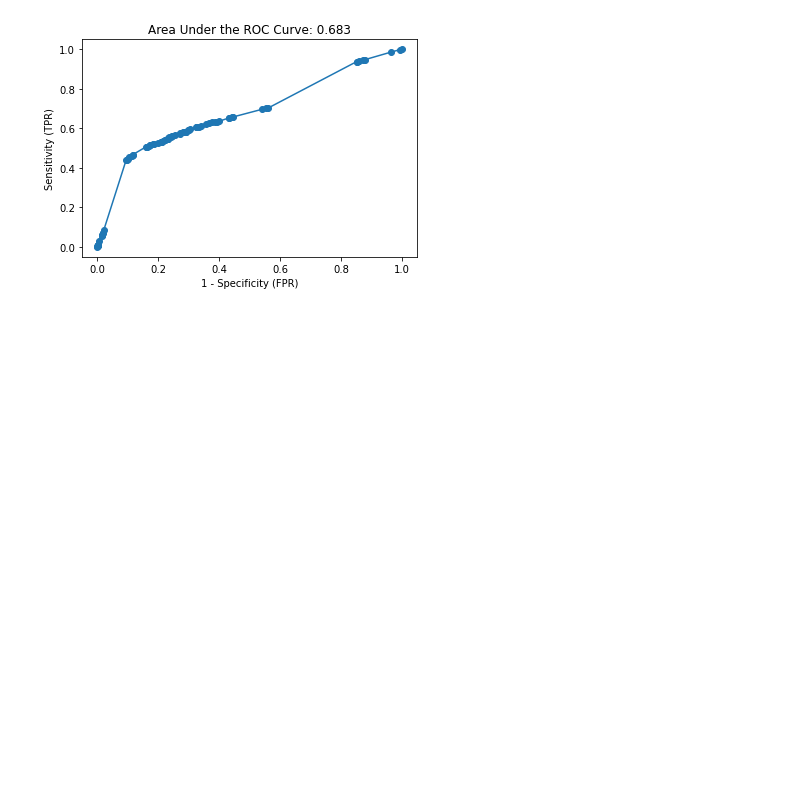
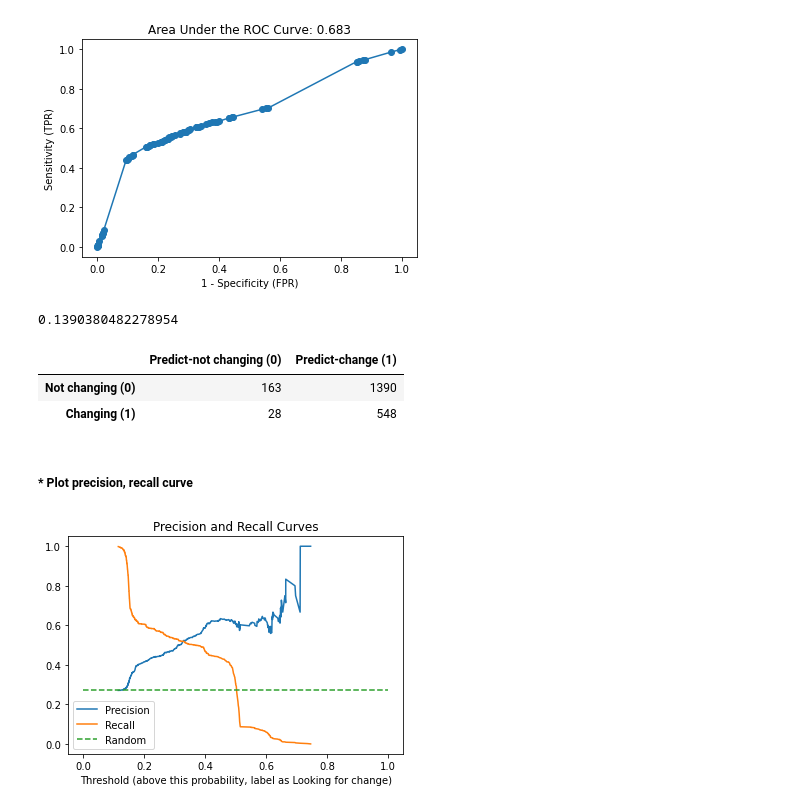
Before and after one commit to katiehuang1221/HR-Analytics-Predict-Who-Will-Leave-The-Job, a Jupyter notebook: notebook/02_EDA.ipynb, the cells around one changed output. Saved outputs shown, nothing was run; the diff lists cells and outputs as text; code cells hidden in the pictures; blank space fills up the shorter version.

Commit message:
Explore threshold values and scores.

```diff
--- a/notebook/02_EDA.ipynb
+++ b/notebook/02_EDA.ipynb
@@ -126,5 +148,6 @@ y_train = df_train['target']
 lm_2 = LogisticRegression()
 lm_2.fit(X_train, y_train)
 X_test = scaler.transform(df_test[features])
+y_test = df_test['target']
 preds = lm_2.predict(X_test)
 # %%
@@ -141,3 +205,40 @@ pd.DataFrame(confusion_matrix(df_test['target'], preds),\
 plot_roc(df_test['target'], lm_2.predict_proba(X_test)[:, 1])
 # %% [output]
 [figure]
+# %%
+# Want high recall (lower threshold)
+# in order to catch everyone who's looking for a change
+mask = tpr > 0.95
+thresholds[mask].max()
+# %% [output]
+0.1390380482278954
+# %%
+preds_low_th = (lm_2.predict_proba(X_test)[:, 1] >= 0.139)
+
+# Threshold = 0.146
+pd.DataFrame(confusion_matrix(df_test['target'], preds_low_th),\
+             columns=['Predict-not changing (0)','Predict-change (1)'],\
+            index=['Not changing (0)','Changing (1)'])
+# %% [output]
+|  | Predict-not changing (0) | Predict-change (1) |
+| Not changing (0) | 163 | 1390 |
+| Changing (1) | 28 | 548 |
+# %% [markdown]
+##### * Plot precision, recall curve
+# %%
+# Precision, recall curve
+from sklearn.metrics import precision_recall_curve
+precision, recall, thresholds = precision_recall_curve(y_test, lm_2.predict_proba(X_test)[:,1])
+# %%
+plt.plot(thresholds, precision[1:],label='Precision')
+plt.plot(thresholds, recall[1:],label='Recall');
+
+# Plot random guess precision, recall currve
+no_skill = len(y_test[y_test==1]) / len(y_test)
+plt.plot([0,1], [no_skill,no_skill], linestyle='--', label='Random')
+
+plt.legend(loc='lower left')
+plt.xlabel('Threshold (above this probability, label as Looking for change)');
+plt.title('Precision and Recall Curves');
+# %% [output]
+[figure, added]
```
Also changed, not shown: parts of 25 cells of this notebook.
